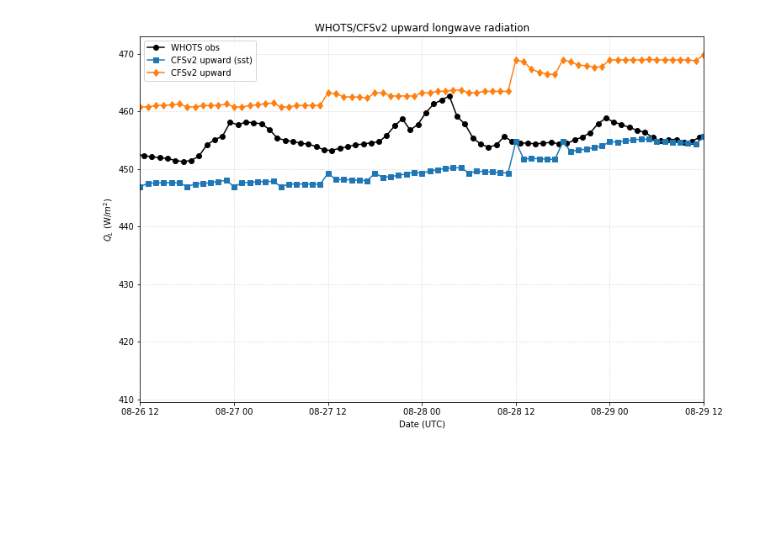
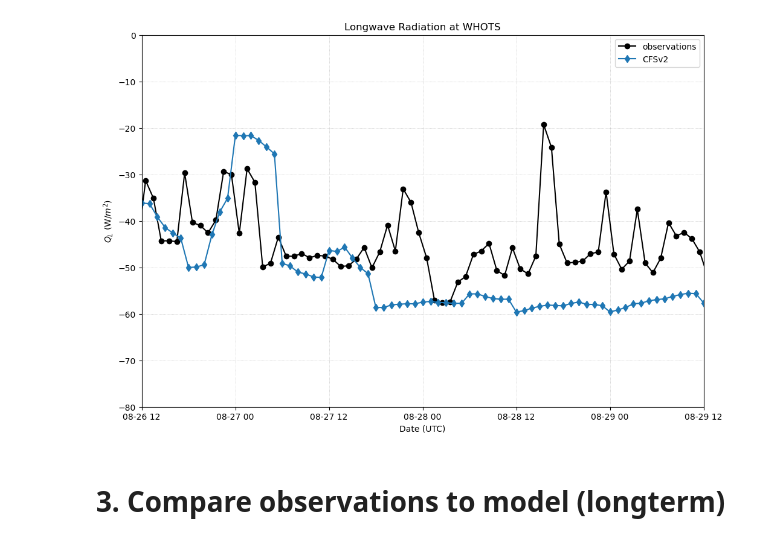
Before and after one commit to jpotemra/heat_flux, a Jupyter notebook: longwave.ipynb, the cells around one changed output. Drawn from its saved outputs; the diff is of its cells as text; code cells hidden in the pictures; blank space fills up the shorter version.

```diff
--- a/longwave.ipynb
+++ b/longwave.ipynb
@@ -29,0 +88,6 @@ lon = -157.8983
+# %%
+site = 'WHOTS'
+#site = 'Stratus'
+#site = 'NTAS'
+res = 'hourly'
+#res = 'daily'
@@ -134,14 +374,18 @@ cfs_ql_sst = epsilon * sigma * ( cfs_sst )**4
 # %%
-# Plot an arbitrary three-day period
+# Plot net longwave
 fig, ax = plt.subplots( figsize = ( 12, 8 ) )
-ax.plot(time,Ql_out,'ko-',label='WHOTS obs')
-ax.plot(mtime,cfs_ql_sst,'s-',label='CFSv2 upward (sst)')
-ax.plot(mtime,cfs_ql_up,'d-',label='CFSv2 upward')
+ax.plot(otime,Ql,'ko-',label='observations')
+ax.plot(mtime,cfs_ql_down-cfs_ql_up,'d-',label='CFSv2')
 ax.set_xlim([datetime(2015, 8, 26, 12), datetime(2015, 8, 29, 12)])
-ax.set_title('WHOTS/CFSv2 upward longwave radiation')
+ax.set_ylim([-80, 0])
+ax.set_title('Longwave Radiation at WHOTS')
 ax.set_xlabel('Date (UTC)')
 ax.set_ylabel('$Q_{L}$ (W/$m^2$)')
 ax.legend()
 ax.grid(linestyle=':', linewidth=0.5)
+
+plt.savefig('./output/' + site + '_QL2.png',format='png',facecolor='white')
 # %% [output]
-[figure, old version]
+[figure, new version]
+# %% [markdown]
+# 3. Compare observations to model (longterm)
```
Also changed, not shown: parts of 29 cells of this notebook, 3 other files.
